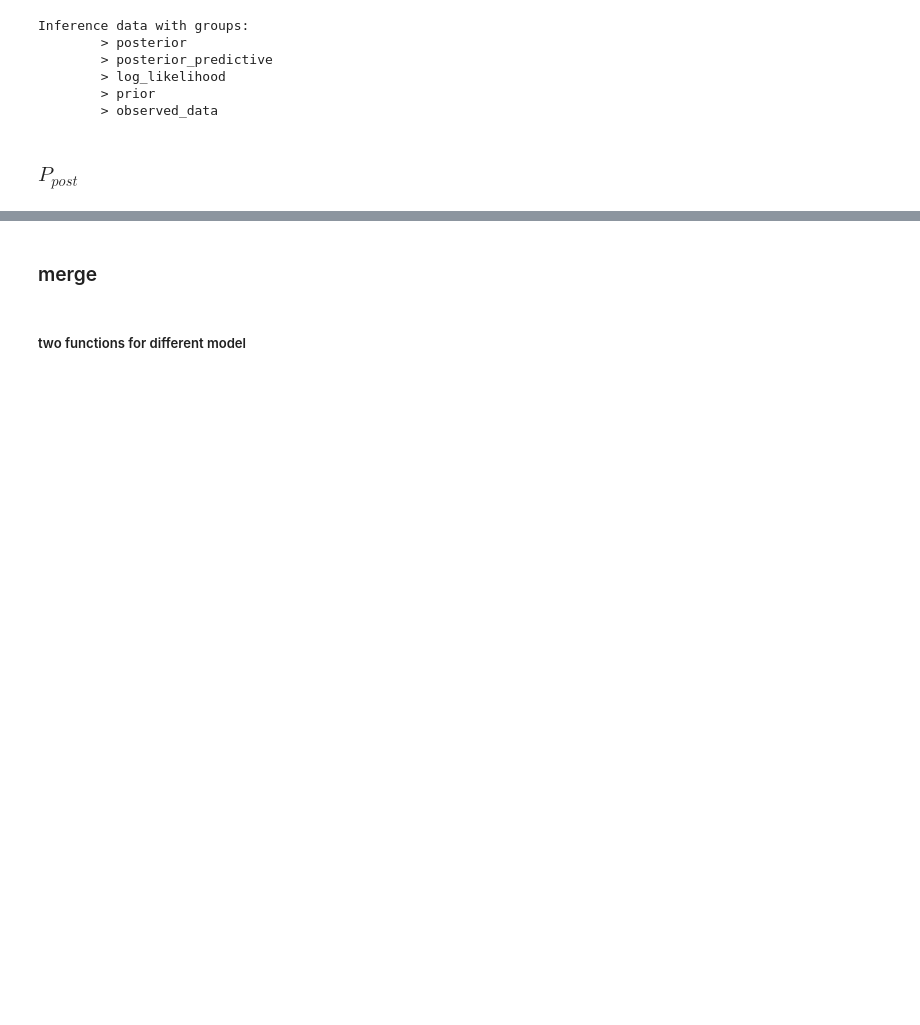
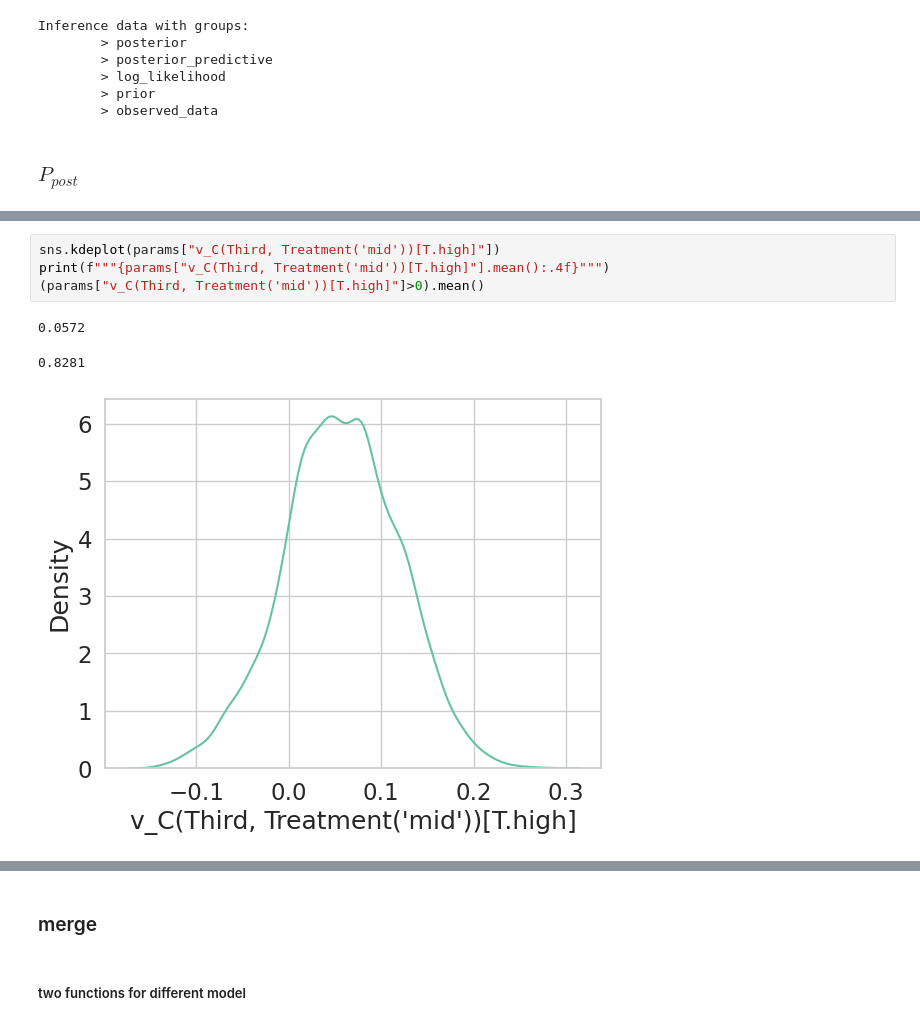
Before and after one commit to abcjhby2871/ddm, a Jupyter notebook: model-fit/hddm.ipynb, the cells around one changed output, grey strips where cells are left out. Saved outputs shown, nothing was run; the diff lists cells and outputs as text; blank space fills up the shorter version.

```diff
--- a/model-fit/hddm.ipynb
+++ b/model-fit/hddm.ipynb
@@ -170,0 +217,8 @@ Inference data with groups:
+# %%
+sns.kdeplot(params["v_C(Third, Treatment('mid'))[T.high]"])
+print(f"""{params["v_C(Third, Treatment('mid'))[T.high]"].mean():.4f}""")
+(params["v_C(Third, Treatment('mid'))[T.high]"]>0).mean()
+# %% [output]
+0.0572
+0.8281
+[figure, added]
```
Also changed, not shown: parts of 27 cells of this notebook, 2 other files.
